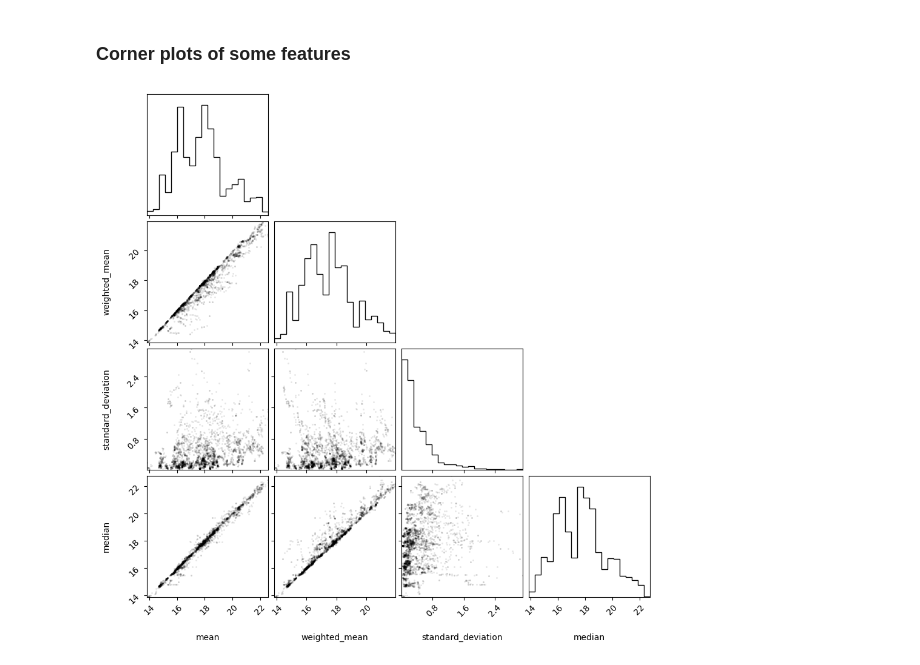
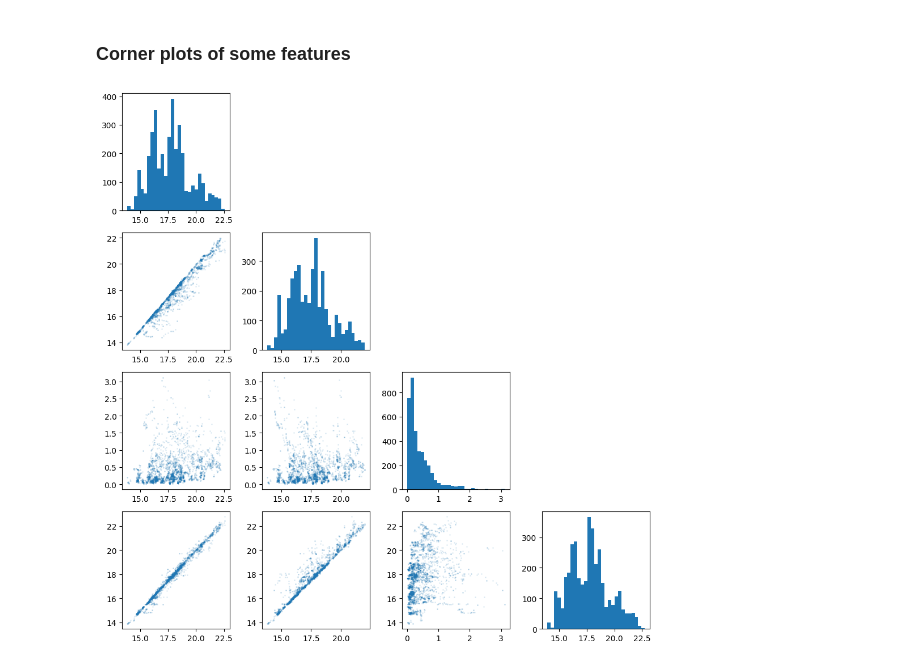
Before and after one commit to emilleishida/magnetic_cvs, a Jupyter notebook: notebooks/magnetic_cvs.ipynb, the cells around one changed output. Drawn from its saved outputs; the diff is of its cells as text; code cells hidden in the pictures.

Commit message:
Started implementing a n-dimensions corner plot function

```diff
--- a/notebooks/magnetic_cvs.ipynb
+++ b/notebooks/magnetic_cvs.ipynb
@@ -86,10 +86,36 @@ print(f'{len(features_g_reduced)} out of {len(features_g)} and {len(features_r_r
 # %% [markdown]
 ### Corner plots of some features
+# %%
+def corner_plot(df: pd.DataFrame) -> None:
+    """Make a corner plot which dimension is the number of columns of the DataFrame
+
+    Args:
+        df (pd.DataFrame): DataFrame containing the data to plot
+    """
+    n = len(df.columns) # Dimension of the corner plot
+    # Plotting histograms:
+    index = 1
+    for feature in df.columns:
+        plt.subplot(n, n, index)
+        index += n + 1
+        plt.hist(df[feature], bins=np.linspace(min(df[feature]), max(df[feature]), 30))
+    # Positions for scatter plots:
+    positions = []
+    for i in range(1, n):
+        for j in range(i, n):
+            positions.append(j*n + i)
+    positions
+    # Plotting scatter plots:
+    for position, feature_pair in zip(positions, tuple(combinations(df.columns, 2))):
+        plt.subplot(n, n, position)
+        plt.scatter(df[feature_pair[0]], df[feature_pair[1]], s=1, alpha=0.1)
+    return
 # %%
 dfg = pd.DataFrame(features_g_reduced, columns=feature_names)
 dfr = pd.DataFrame(features_r_reduced, columns=feature_names)
-# %%
-# Corner plot of the first 4 features of the g filter
-fig = corner.corner(dfg[feature_names[:4]], labels=feature_names[:4], plot_contours=False, plot_density=False)
-# %% [output]
-[figure, removed]
+# %%
+plt.figure(figsize=(10, 10))
+corner_plot(dfg[feature_names[:4]])
+plt.tight_layout()
+# %% [output]
+[figure, added]
```
Also changed, not shown: parts of 4 cells of this notebook.
